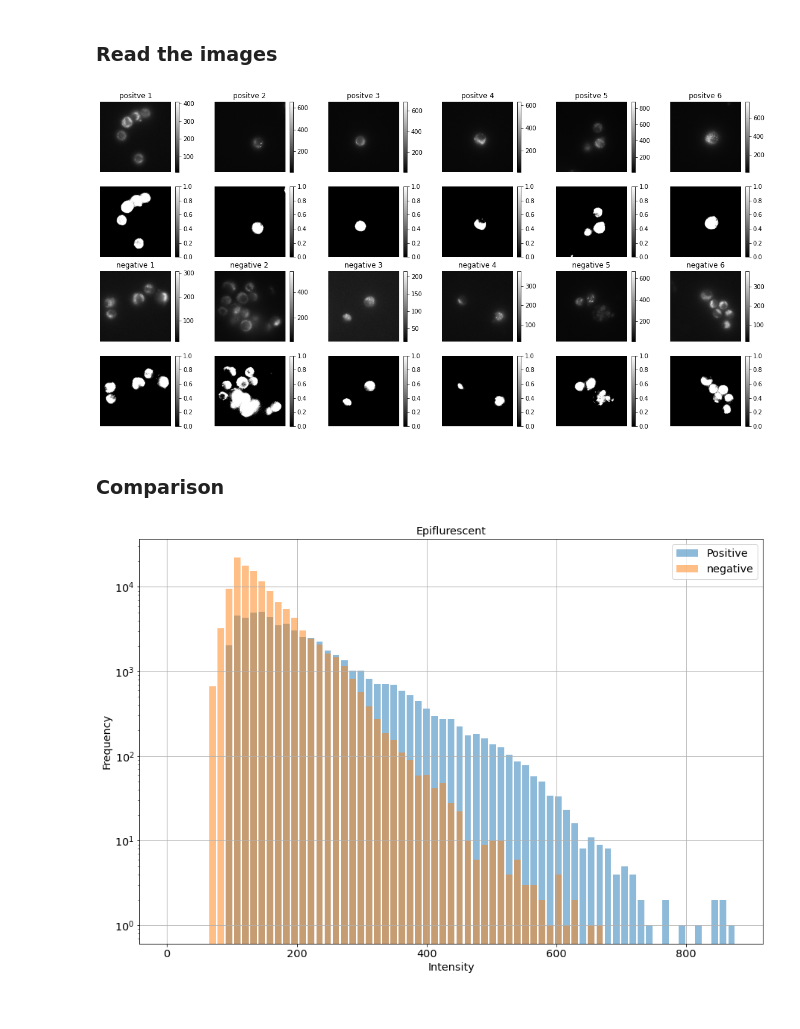
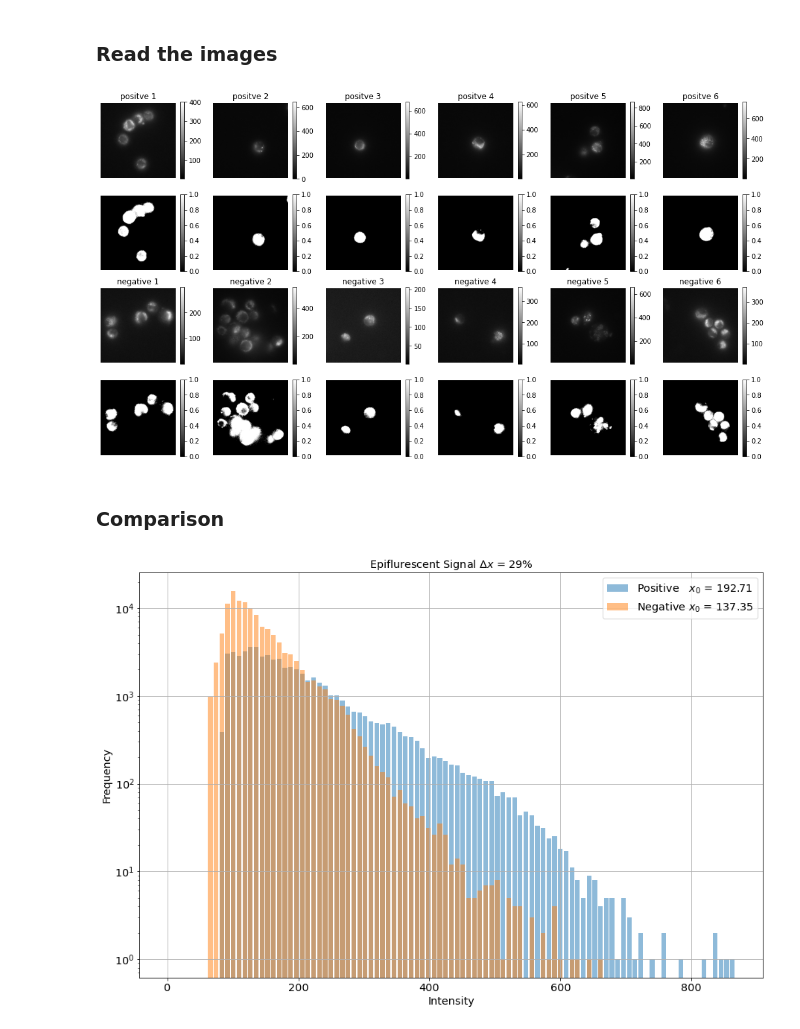
Before and after one commit to ahmed344/Epi-difference, a Jupyter notebook: comparison.ipynb, the cells around one changed output. Saved outputs shown, nothing was run; the diff lists cells and outputs as text; code cells hidden in the pictures.

```diff
--- a/comparison.ipynb
+++ b/comparison.ipynb
@@ -36,8 +36,9 @@ epi_positive = czi_album(directory='Data/20220421_SHC_on_glass_Epi488/positive/'
 epi_negative = czi_album(directory='Data/20220421_SHC_on_glass_Epi488/negative/', channel=2)
 
 # Subtract the base line
-epi_positive -= 100
-epi_negative -= 100
+base_line = np.min([epi_positive.min(), epi_negative.min()])
+epi_positive -= base_line
+epi_negative -= base_line
 
 # Save the stackes in tiff format
 imsave('Data/20220421_SHC_on_glass_Epi488/positve.tif', epi_positive)
@@ -47,48 +48,51 @@ imsave('Data/20220421_SHC_on_glass_Epi488/negative.tif', epi_negative)
 signal_positive = np.array([img * (img > filters.threshold_otsu(img)) for img in epi_positive])
 signal_negative = np.array([img * (img > filters.threshold_otsu(img)) for img in epi_negative])
 
-
 # Plot all the images
-plt.figure(figsize=(20, 10))
+plt.figure(figsize=(3*epi_positive.shape[0], 10))
 
 for i, img in enumerate(epi_positive):
     plt.subplot(4, epi_positive.shape[0], i+1)
     plt.imshow(img, cmap='gray')
     plt.axis('off')
     plt.title(f'positve {i+1}')
     plt.colorbar()
 
 for i, img in enumerate(epi_positive):
     plt.subplot(4, epi_positive.shape[0], i+1+epi_positive.shape[0])
     plt.imshow(img > filters.threshold_otsu(img), cmap='gray')
     plt.axis('off')
     plt.colorbar()
 
 for i, img in enumerate(epi_negative):
     plt.subplot(4, epi_positive.shape[0], i+1+2*epi_positive.shape[0])
     plt.imshow(img, cmap='gray')
     plt.axis('off')
     plt.title(f'negative {i+1}')
     plt.colorbar()
 
 for i, img in enumerate(epi_negative):
     plt.subplot(4, epi_positive.shape[0], i+1+3*epi_positive.shape[0])
     plt.imshow(img > filters.threshold_otsu(img), cmap='gray')
     plt.axis('off')
     plt.colorbar()
 
 plt.savefig('Data/20220421_SHC_on_glass_Epi488/summary')
 plt.show()
 # %% [output]
-[figure, old version]
+[figure, new version]
 # %% [markdown]
 ### Comparison
 # %%
+# Flat the array and exclud the zero
+signal_positive = signal_positive[signal_positive != 0].ravel()
+signal_negative = signal_negative[signal_negative != 0].ravel()
+
 # plot a comparison of the two histogram
 plt.figure(figsize=(15,10))
-plt.hist(signal_positive[signal_positive != 0].ravel(), bins=np.linspace(0, epi_positive.max(), 70), rwidth=0.8, label='Positive', alpha=0.5)
-plt.hist(signal_negative[signal_negative != 0].ravel(), bins=np.linspace(0, epi_positive.max(), 70), rwidth=0.8, label='negative', alpha=0.5)
-plt.title('Epiflurescent', fontsize='x-large')
+plt.hist(signal_positive, bins=np.linspace(0, signal_positive.max(), 100), rwidth=0.8, label=f'Positive   $x_0$ = {signal_positive.mean():.2f}', alpha=0.5)
+plt.hist(signal_negative, bins=np.linspace(0, signal_positive.max(), 100), rwidth=0.8, label=f'Negative $x_0$ = {signal_negative.mean():.2f}', alpha=0.5)
+plt.title(f'Epiflurescent Signal $\Delta x$ = {((signal_positive.mean() - signal_negative.mean())/ signal_positive.mean())*100:.0f}%', fontsize='x-large')
 plt.xlabel('Intensity', fontsize='x-large')
 plt.xticks(fontsize='x-large')
 plt.yticks(fontsize='x-large')
@@ -100,4 +104,4 @@ plt.grid()
 plt.savefig('Data/20220421_SHC_on_glass_Epi488/comparison')
 plt.show()
 # %% [output]
-[figure, old version]
+[figure, new version]
```
Also changed, not shown: 1 other file.
